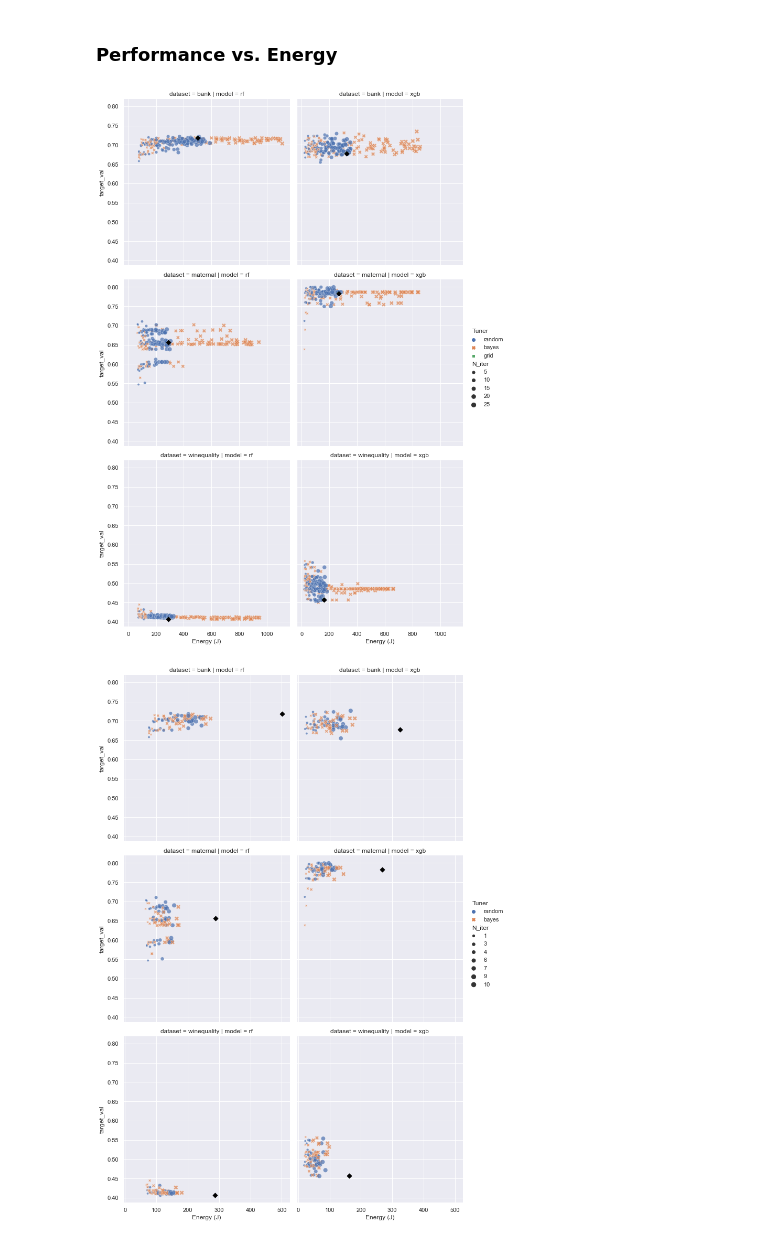
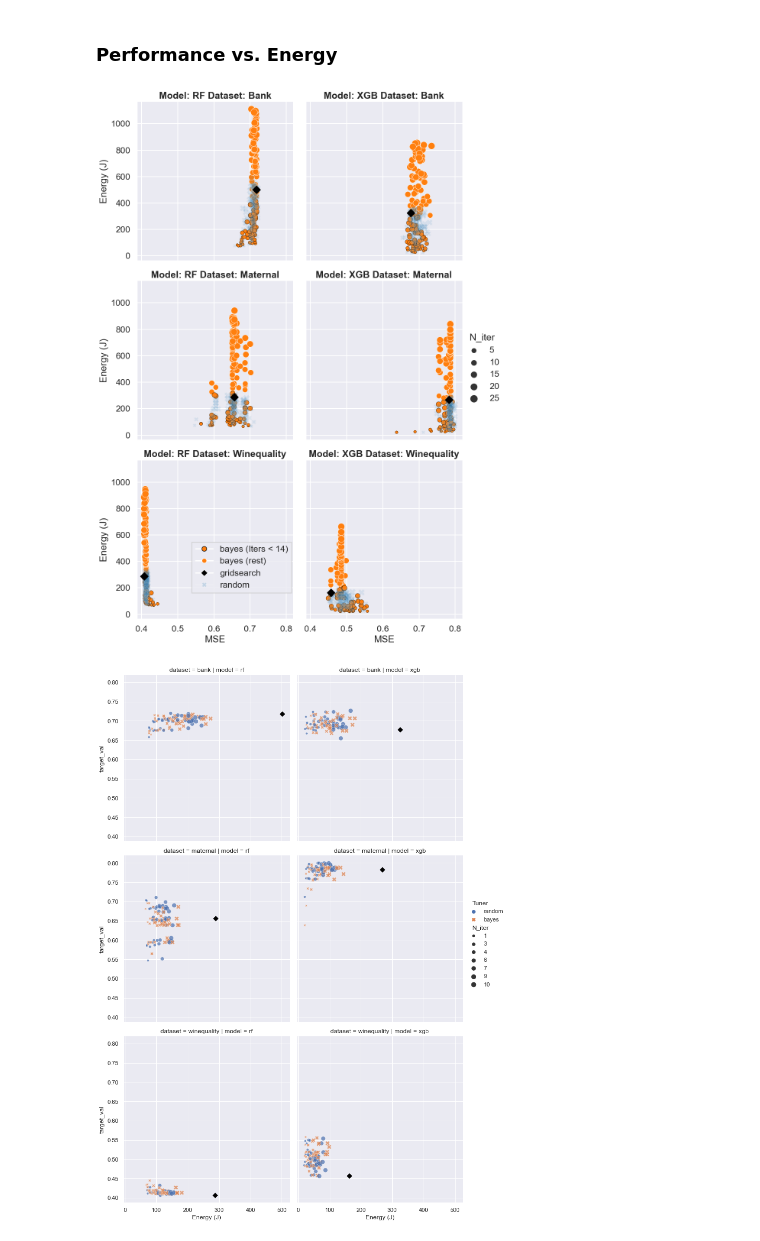
Before and after one commit to dloveland/EECS_573_EnergyML, a Jupyter notebook: hyperparamtuning_plots.ipynb, the cells around one changed output. Saved outputs shown, nothing was run; the diff lists cells and outputs as text; code cells hidden in the pictures.

Commit message:
finalizing rq3 pareto plots

```diff
--- a/hyperparamtuning_plots.ipynb
+++ b/hyperparamtuning_plots.ipynb
@@ -13,8 +13,9 @@ import os
 from typing import List
 import pandas as pd
 import seaborn as sns
+import seaborn.objects as so
 import matplotlib.pyplot as plt
-sns.set_theme("notebook")
+sns.set_theme("talk")
 
 sns.__version__
 # %% [output]
@@ -125,7 +127,8 @@ int64
 # for adding visible point for grid search
 def addgridpoint(griddata, ax, x_col: str, y_col: str, **kwargs):
     row = griddata.iloc[0]
-    ax.scatter(row.loc[x_col], row.loc[y_col], marker='D', color='black', s=40)
+    s = ax.scatter(row.loc[x_col], row.loc[y_col], marker='D', color='black', s=100)
+    return s
 # %%
 grid = sns.relplot(data=results[results.Tuner != 'grid'], x='N_iter', y='Energy (J)',
                    col="model", row="dataset",
@@ -181,16 +187,60 @@ plot_tuning_perf_v_iter_dataset('winequality', results)
 # %%
 # plot pareto for energy vs. f1 performance
-grid = sns.relplot(data=results, x='Energy (J)', y='target_val', col="model",
-                   row="dataset",
-                   hue="Tuner", style='Tuner', size='N_iter', alpha=0.7)
+data = results[results.Tuner == 'bayes']
+# target val on x axis to match Donald plots
+grid = sns.relplot(data=data, y='Energy (J)', x='target_val', col="model",
+                   row="dataset", size='N_iter', color='tab:orange',
+                   markers={'random': 'X', 'bayes': 'o', 'grid': 'D'})
 
 for (dataset, model), ax in grid.axes_dict.items():
+    # highlight bayes runs with less than 14 iterations
+    select = (data.N_iter < 14) & (data.model == model) & (data.dataset == dataset)
+    pp = sns.scatterplot(data=data[select], y='Energy (J)', x='target_val',
+                         marker='o', color='tab:orange', size='N_iter',
+                         sizes=(25, 90),
+                         edgecolor='black', legend=None, ax=ax)
+    # plot random manually
+    randomtuner = results[(results.Tuner == 'random') & (results.model == model) & \
+                          (results.dataset == dataset)]
+    p = sns.scatterplot(data=randomtuner, y='Energy (J)', x='target_val', marker='X',
+                        color='tab:blue', alpha=0.1, size='N_iter', ax=ax, legend=None)
+    # plot grid search manually
     gridpoint = gridresults[(gridresults.model == model) & (gridresults.dataset == dataset)]
-    addgridpoint(gridpoint, ax, 'Energy (J)', 'target_val')
-#sns.set(yaxislabel='F1 | MSE (winequality)')
-plt.savefig('figures/tuning_earlystopping_pareto.pdf')
+    gg = addgridpoint(gridpoint, ax, 'target_val', 'Energy (J)')
+
+    # set subplot title to match project convention
+    ax.set_title('Model: {0} Dataset: {1}'.format(model.upper(),
+                                                  dataset.capitalize()), weight='bold')
+    # dirty way to set x axis labels
+    if dataset == 'maternal':
+        ax.set_xlabel('F1 Score')
+
+# set x axis lables
+grid.axes[2, 0].set_xlabel('MSE')
+grid.axes[2, 1].set_xlabel('MSE')
+
+# create proxy artists for legend
+from matplotlib import lines as mlines
+orangecircle = mlines.Line2D([], [], marker='o', color='w',
+                             markerfacecolor='tab:orange',
+                             markeredgecolor='black')
+orangecircle_noborder = mlines.Line2D([], [], marker='o', color='w',
+                             markerfacecolor='tab:orange')
+bluecross = mlines.Line2D([], [], marker='X', color='w',
+                             markerfacecolor='tab:blue',
+                             alpha=0.2)
+blackdiamond = mlines.Line2D([], [], marker='D', color='w',
+                             markerfacecolor='black')
+plt.gcf().legend(handles=[orangecircle, orangecircle_noborder, blackdiamond, bluecross],
+                 labels=['bayes (Iters < 14)', 'bayes (rest)', 'gridsearch', 'random'],
+                 fancybox=False,
+                 edgecolor=None, loc='lower right', bbox_to_anchor=(0.5, 0.1))
+
+# TODO: set x label
+#grid.set(xaxislabels='F1 | MSE (winequality)')
+plt.savefig('figures/tuning_earlystopping_pareto_talk.pdf')
 # %% [output]
-[figure, old version]
+[figure, new version]
 # %%
 # plot pareto for energy vs. f1 performance with just few iterations
 data = results[results.N_iter < 11]
```
Also changed, not shown: parts of 8 cells of this notebook, 2 other files.
